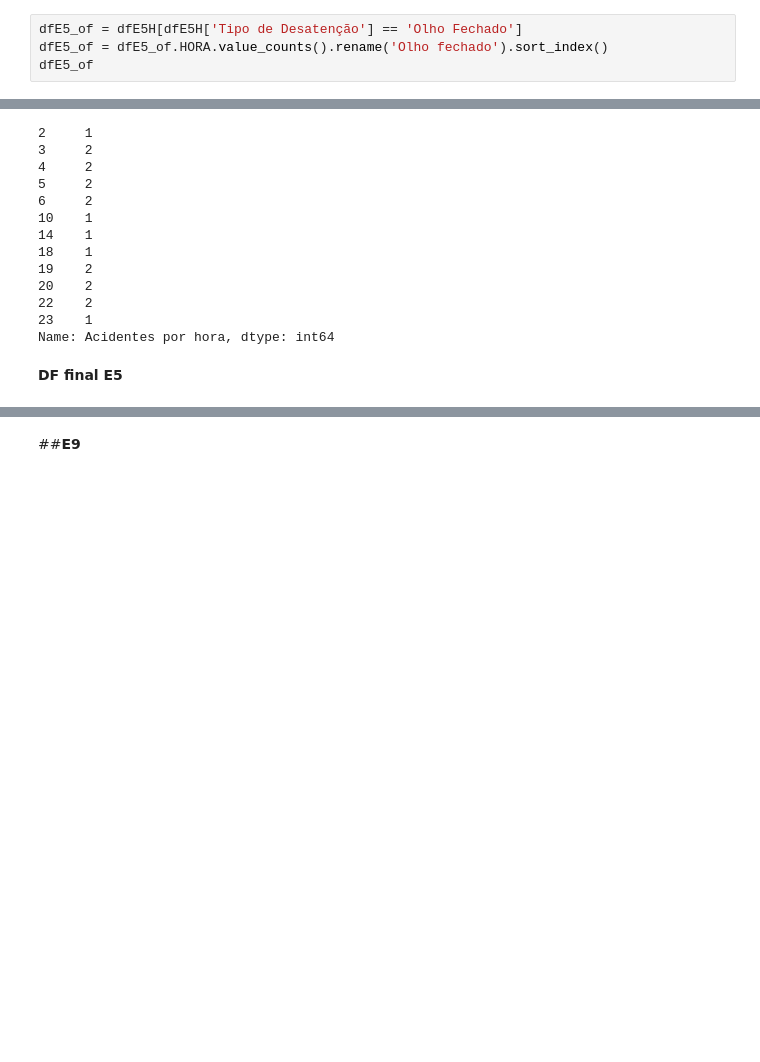
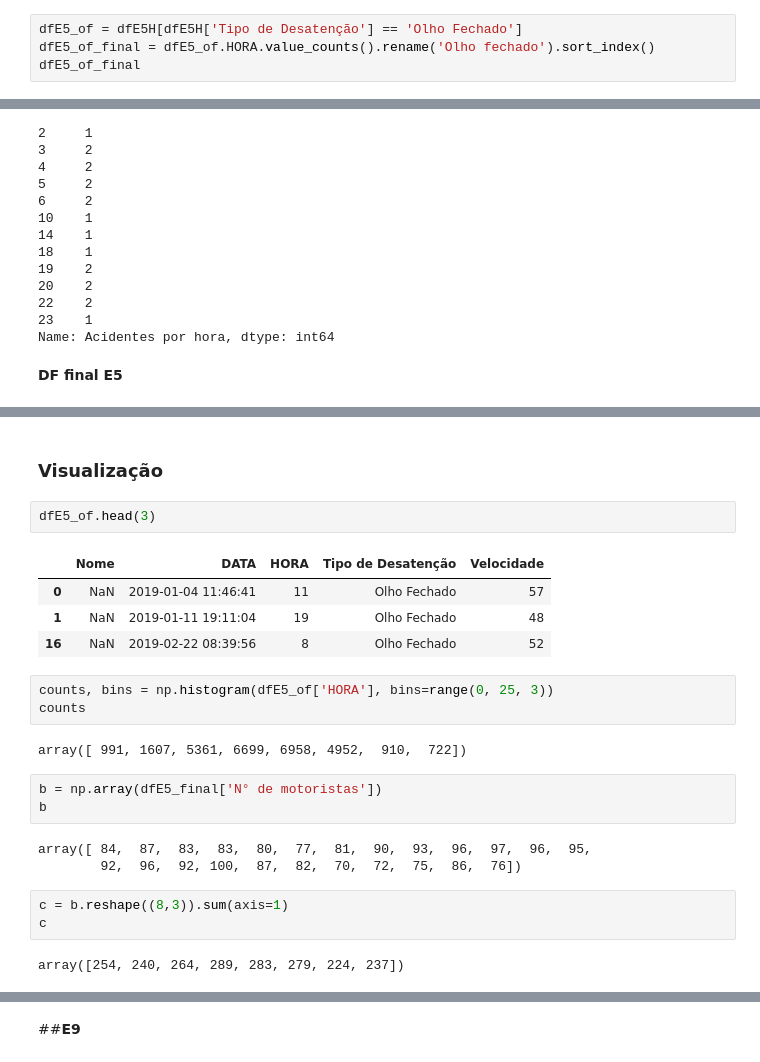
Before and after one commit to Lucas-Buk/IMT, a Jupyter notebook: Tratamento.ipynb, the cells around one changed output, grey strips where cells are left out. Drawn from its saved outputs; the diff is of its cells as text; blank space fills up the shorter version.

```diff
--- a/Tratamento.ipynb
+++ b/Tratamento.ipynb
@@ -669,8 +735,8 @@ Olho Fechado    28200
 Name: Tipo de Desatenção, dtype: int64
 # %%
 dfE5_of = dfE5H[dfE5H['Tipo de Desatenção'] == 'Olho Fechado']
-dfE5_of = dfE5_of.HORA.value_counts().rename('Olho fechado').sort_index()
-dfE5_of
+dfE5_of_final = dfE5_of.HORA.value_counts().rename('Olho fechado').sort_index()
+dfE5_of_final
 # %% [output]
 0      278
 1      329
@@ -782,3 +848,28 @@ dfE5_final
 | 21 | 75 | 212 | 1322 | 0 |
 | 22 | 86 | 274 | 1583 | 2 |
 | 23 | 76 | 236 | 1575 | 1 |
+# %% [markdown]
+### **Visualização**
+# %%
+dfE5_of.head(3)
+# %% [output]
+|  | Nome | DATA | HORA | Tipo de Desatenção | Velocidade |
+| 0 | NaN | 2019-01-04 11:46:41 | 11 | Olho Fechado | 57 |
+| 1 | NaN | 2019-01-11 19:11:04 | 19 | Olho Fechado | 48 |
+| 16 | NaN | 2019-02-22 08:39:56 | 8 | Olho Fechado | 52 |
+# %%
+counts, bins = np.histogram(dfE5_of['HORA'], bins=range(0, 25, 3))
+counts
+# %% [output]
+array([ 991, 1607, 5361, 6699, 6958, 4952,  910,  722])
+# %%
+b = np.array(dfE5_final['N° de motoristas'])
+b
+# %% [output]
+array([ 84,  87,  83,  83,  80,  77,  81,  90,  93,  96,  97,  96,  95,
+        92,  96,  92, 100,  87,  82,  70,  72,  75,  86,  76])
+# %%
+c = b.reshape((8,3)).sum(axis=1)
+c
+# %% [output]
+array([254, 240, 264, 289, 283, 279, 224, 237])
```
Also changed, not shown: parts of 58 cells of this notebook.
